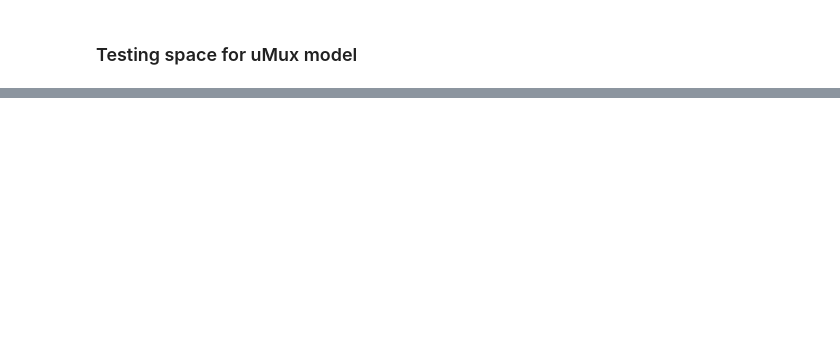
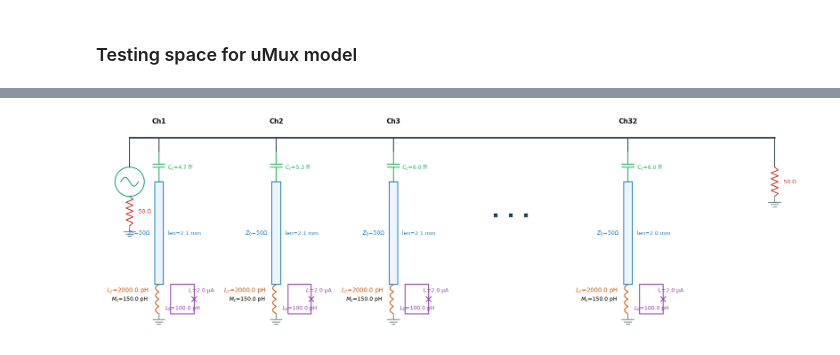
Before and after one commit to QTSF-Mines/Microwave-Multiplexing, a Jupyter notebook: uMux_modeling/model_testing.ipynb, the cells around one changed output, grey strips where cells are left out. Drawn from its saved outputs; the diff is of its cells as text; code cells hidden in the pictures; blank space fills up the shorter version.

```diff
--- a/uMux_modeling/model_testing.ipynb
+++ b/uMux_modeling/model_testing.ipynb
@@ -88,0 +19,25 @@ interactive(children=(FloatSlider(value=0.0, description='phi_ratio', max=10.0,
+# %%
+loaded_params = np.loadtxt('NIST_full_params.txt', dtype=float)
+
+VNA = VNA_Simulator(z0=50)
+
+Phi0 = 2.067e-15
+squid1 = SQUID(I_c=2e-6, L_loop=100e-12, phi_ext=3 * Phi0)
+ind1 = Inductor(2e-9)
+tuned_L1 = ScreenedInductor(primary_inductor=ind1, screening_device=squid1, M=150e-12)
+
+count= 1
+for params in loaded_params:
+    length, Cc_val, Qi_val = extract_physical_params(params, tuned_L1)
+    cap1 = Capacitor(C=Cc_val)
+    phys_res = Resonator(length=length, load=tuned_L1, v_p=1.15e8, Qi=Qi_val)
+
+    channel1 = Channel(name="Ch"+str(count))
+    count+=1
+    channel1.add(cap1)
+    channel1.add(phys_res)
+    VNA.add(channel1, 'shunt')
+
+VNA.draw_schematic(use_color=True)
+# %% [output]
+[figure, added]
```
Also changed, not shown: parts of 7 cells of this notebook, 12 other files.
